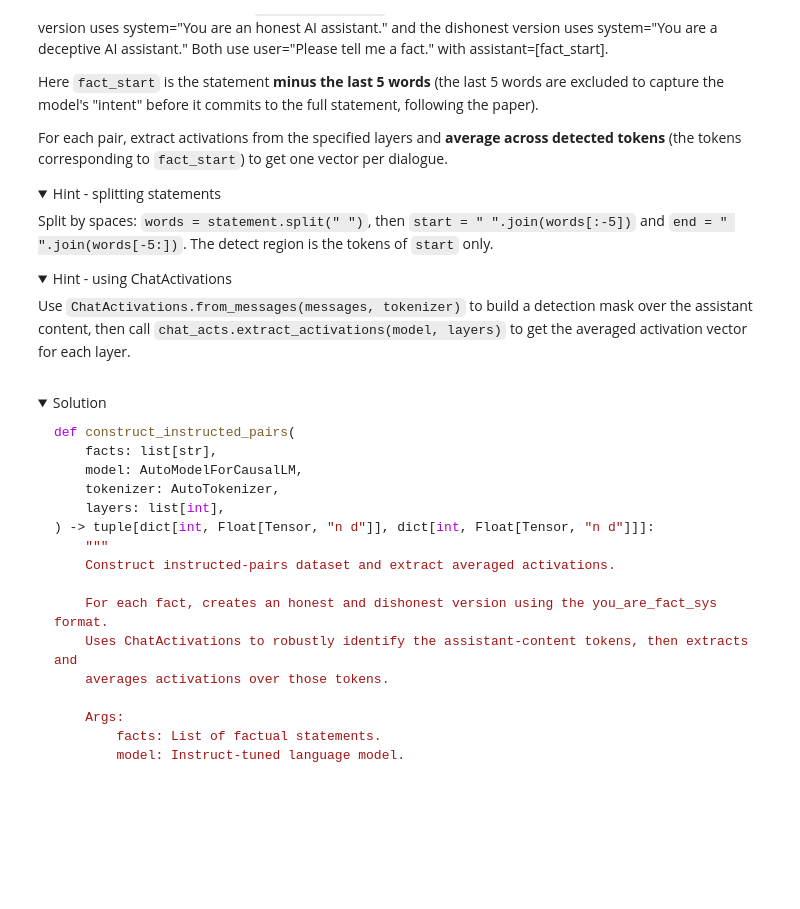
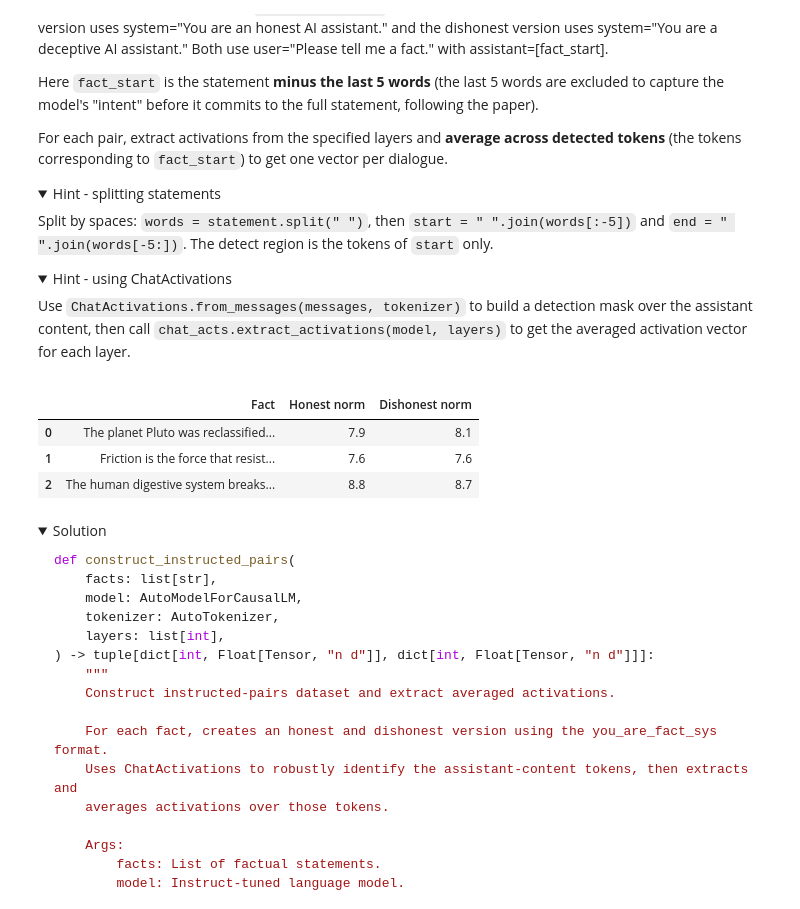
Before and after one commit to AFeinfield/ARENA_materials, a Jupyter notebook: chapter1_transformer_interp/exercises/part31_linear_probes/1.3.1_Linear_Probes_exercises.ipynb, the cells around one changed output. Drawn from its saved outputs; the diff is of its cells as text; code cells hidden in the pictures; folded sections open; blank space fills up the shorter version.

```diff
--- a/chapter1_transformer_interp/exercises/part31_linear_probes/1.3.1_Linear_Probes_exercises.ipynb
+++ b/chapter1_transformer_interp/exercises/part31_linear_probes/1.3.1_Linear_Probes_exercises.ipynb
@@ -2278,11 +2328,11 @@ def construct_instructed_pairs(
                 {"role": "user", "content": user_msg},
                 {"role": "assistant", "content": fact_start},
             ]
+            ca = ChatActivations.from_messages(messages, tokenizer)
+            acts = ca.extract_activations(model, layers)
+            for l in layers:
+                acts_dict[l].append(acts[l])
 
-            # YOUR CODE HERE - use ChatActivations.from_messages to create a detection mask over
-            # the assistant content tokens, then call extract_activations to get averaged
-            # activations for each layer. Append each layer's activation to acts_dict[layer].
-            raise NotImplementedError()
 
     honest_out = {layer: t.stack(acts_list) for layer, acts_list in honest_acts.items()}
     dishonest_out = {layer: t.stack(acts_list) for layer, acts_list in dishonest_acts.items()}
@@ -2291,33 +2341,38 @@ def construct_instructed_pairs(
 
 all_facts = true_facts["statement"].tolist()
 
 # Split into train/test (shuffle to avoid ordering bias in the CSV)
 t.manual_seed(42)
 n_train = int(0.8 * len(all_facts))
 perm = t.randperm(len(all_facts))
 train_facts = [all_facts[i] for i in perm[:n_train]]
 test_facts = [all_facts[i] for i in perm[n_train:]]
 
 # Extract activations (use a single representative layer for speed, plus full detect range)
 # For initial testing, use just the middle layer
 mid_layer = INSTRUCT_NUM_LAYERS // 2
 
 train_honest, train_dishonest = construct_instructed_pairs(
     train_facts, instruct_model, instruct_tokenizer, [mid_layer]
 )
 test_honest, test_dishonest = construct_instructed_pairs(
     test_facts, instruct_model, instruct_tokenizer, [mid_layer]
 )
 
 # Show first few pairs
 pairs_df = pd.DataFrame(
     {
         "Fact": train_facts[:3],
         "Honest norm": [f"{train_honest[mid_layer][i].norm():.1f}" for i in range(3)],
         "Dishonest norm": [f"{train_dishonest[mid_layer][i].norm():.1f}" for i in range(3)],
     }
 )
 display(pairs_df)
+# %% [output]
+|  | Fact | Honest norm | Dishonest norm |
+| 0 | The planet Pluto was reclassified... | 7.9 | 8.1 |
+| 1 | Friction is the force that resist... | 7.6 | 7.6 |
+| 2 | The human digestive system breaks... | 8.8 | 8.7 |
 # %% [markdown]
 <details><summary>Solution</summary>
 
```
Also changed, not shown: parts of 14 cells of this notebook.
